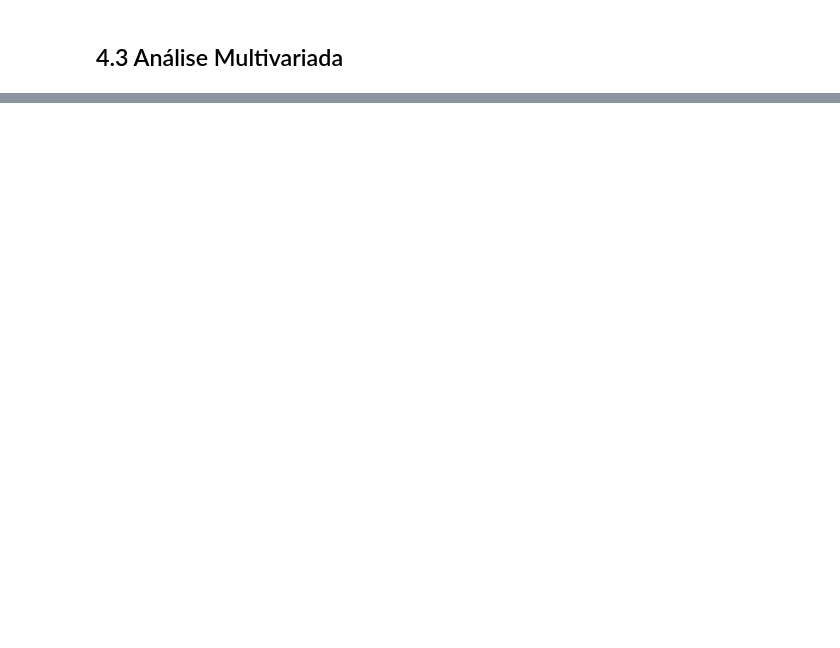
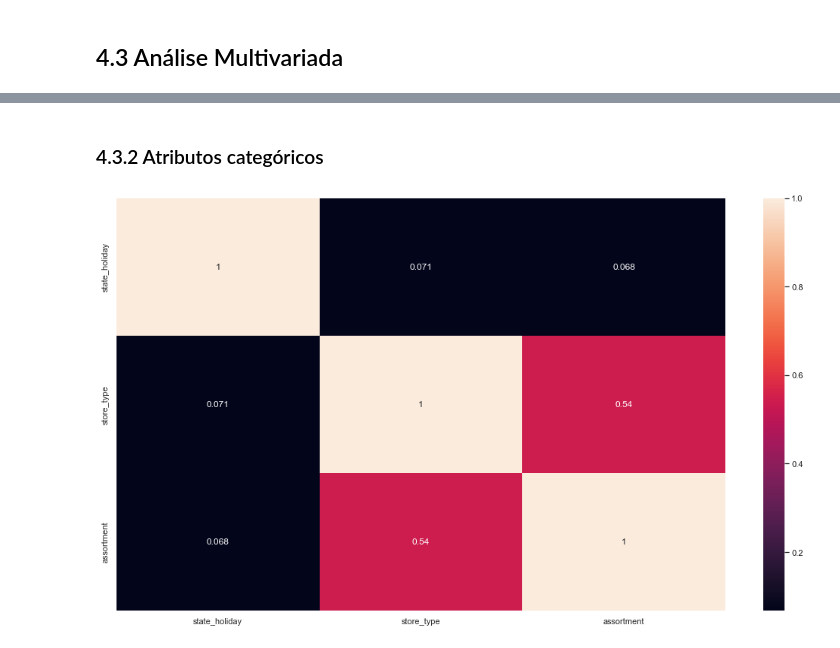
Before and after one commit to SamuelOliveirads/rossman_project, a Jupyter notebook: m04_v01_store_sales_prediction.ipynb, the cells around one changed output, grey strips where cells are left out. Saved outputs shown, nothing was run; the diff lists cells and outputs as text; code cells hidden in the pictures; blank space fills up the shorter version.

```diff
--- a/m04_v01_store_sales_prediction.ipynb
+++ b/m04_v01_store_sales_prediction.ipynb
@@ -638,0 +696,11 @@ sns.heatmap(aux1.corr(method='pearson'), annot=True);
+# %% [markdown]
+### 4.3.2 Atributos categóricos
+# %%
+# only categorical data
+a = df4.select_dtypes(include='object')
+
+# Cramer V correlation
+d = pycorrcat.corr_matrix(a, ['state_holiday', 'store_type', 'assortment'])
+sns.heatmap(d, annot=True);
+# %% [output]
+[figure, added]
```
Also changed, not shown: parts of 7 cells of this notebook, 1 other file.
